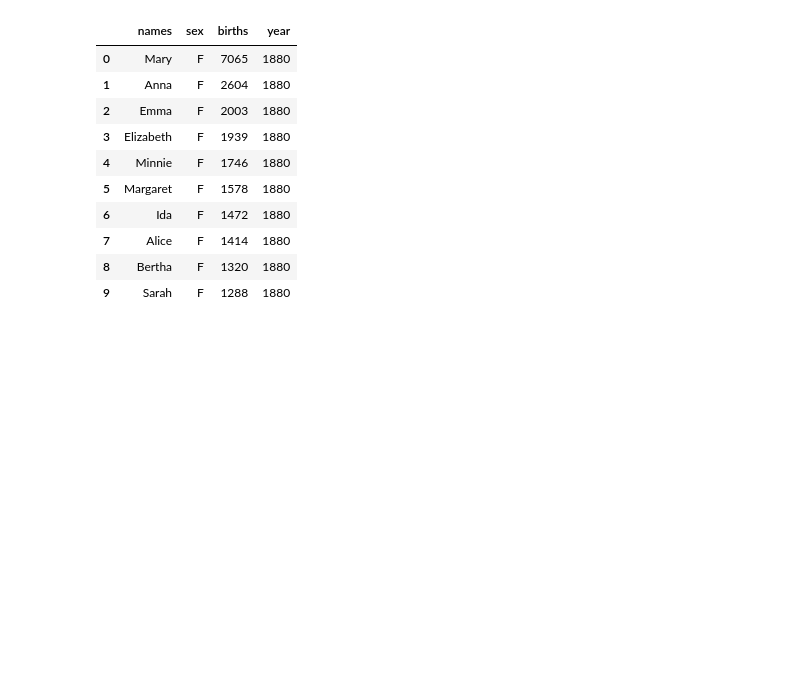
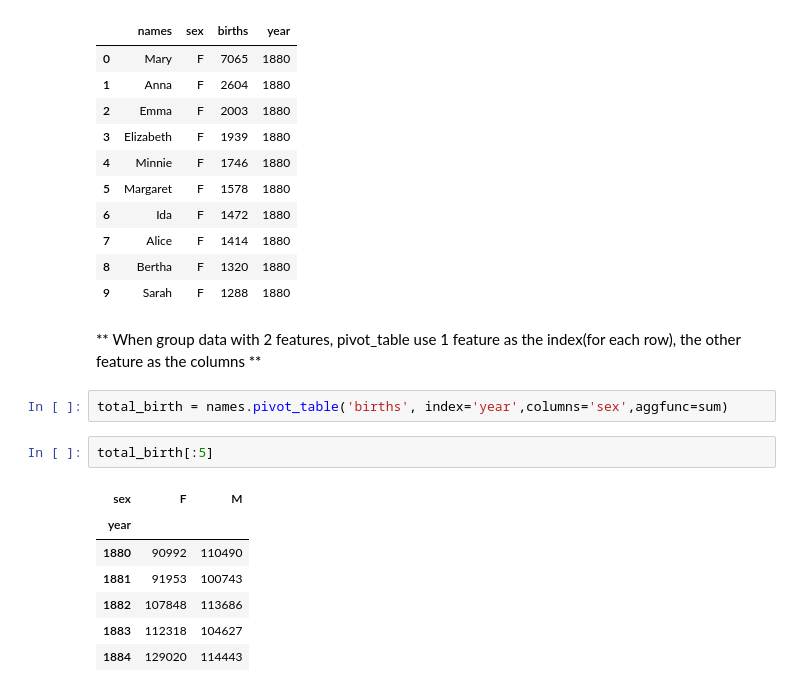
Before and after one commit to fzr72725/Py_Analysis, a Jupyter notebook: US_Babys.ipynb, the cells around one changed output. Drawn from its saved outputs; the diff is of its cells as text; blank space fills up the shorter version.

```diff
--- a/US_Babys.ipynb
+++ b/US_Babys.ipynb
@@ -52,3 +55,17 @@ names[:10]
 | 7 | Alice | F | 1414 | 1880 |
 | 8 | Bertha | F | 1320 | 1880 |
 | 9 | Sarah | F | 1288 | 1880 |
+# %% [markdown]
+** When group data with 2 features, pivot_table use 1 feature as the index(for each row), the other feature as the columns **
+# %%
+total_birth = names.pivot_table('births', index='year',columns='sex',aggfunc=sum)
+# %%
+total_birth[:5]
+# %% [output]
+| sex | F | M |
+| year |  |  |
+| 1880 | 90992 | 110490 |
+| 1881 | 91953 | 100743 |
+| 1882 | 107848 | 113686 |
+| 1883 | 112318 | 104627 |
+| 1884 | 129020 | 114443 |
```
Also changed, not shown: parts of 8 cells of this notebook.
